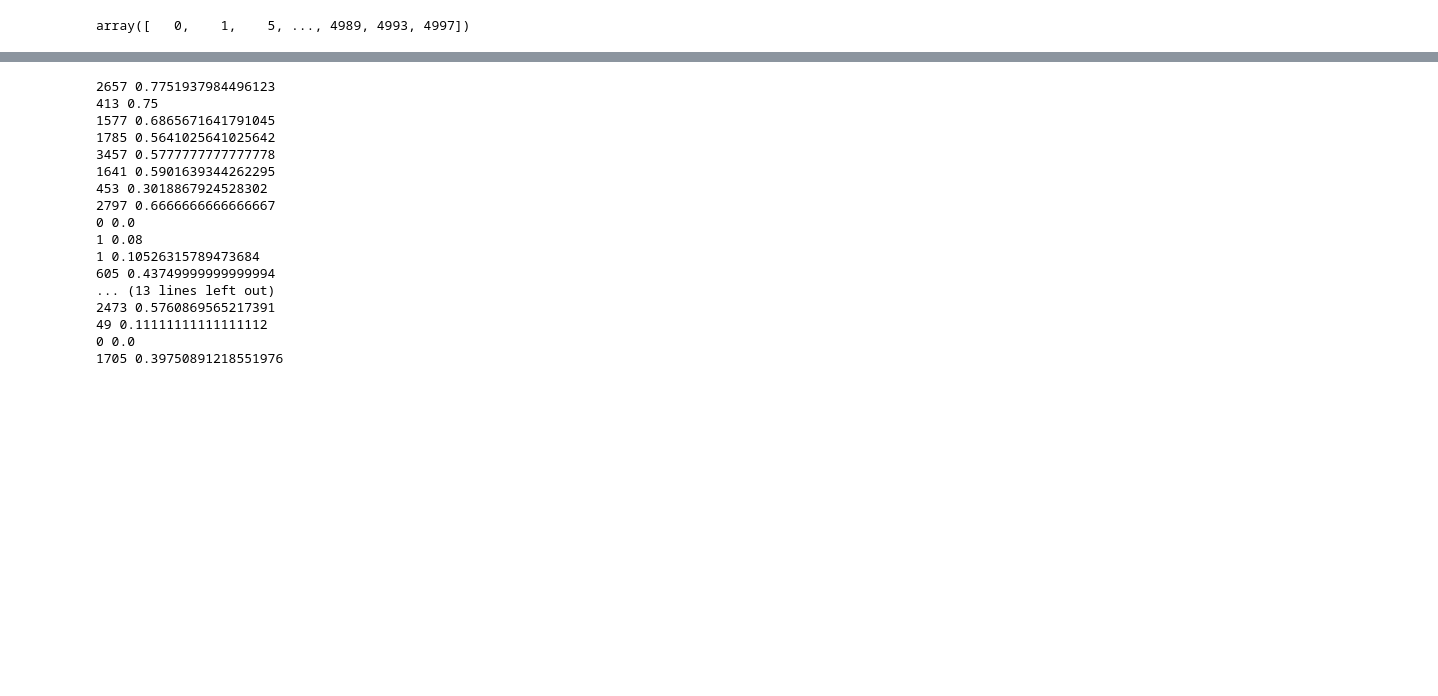
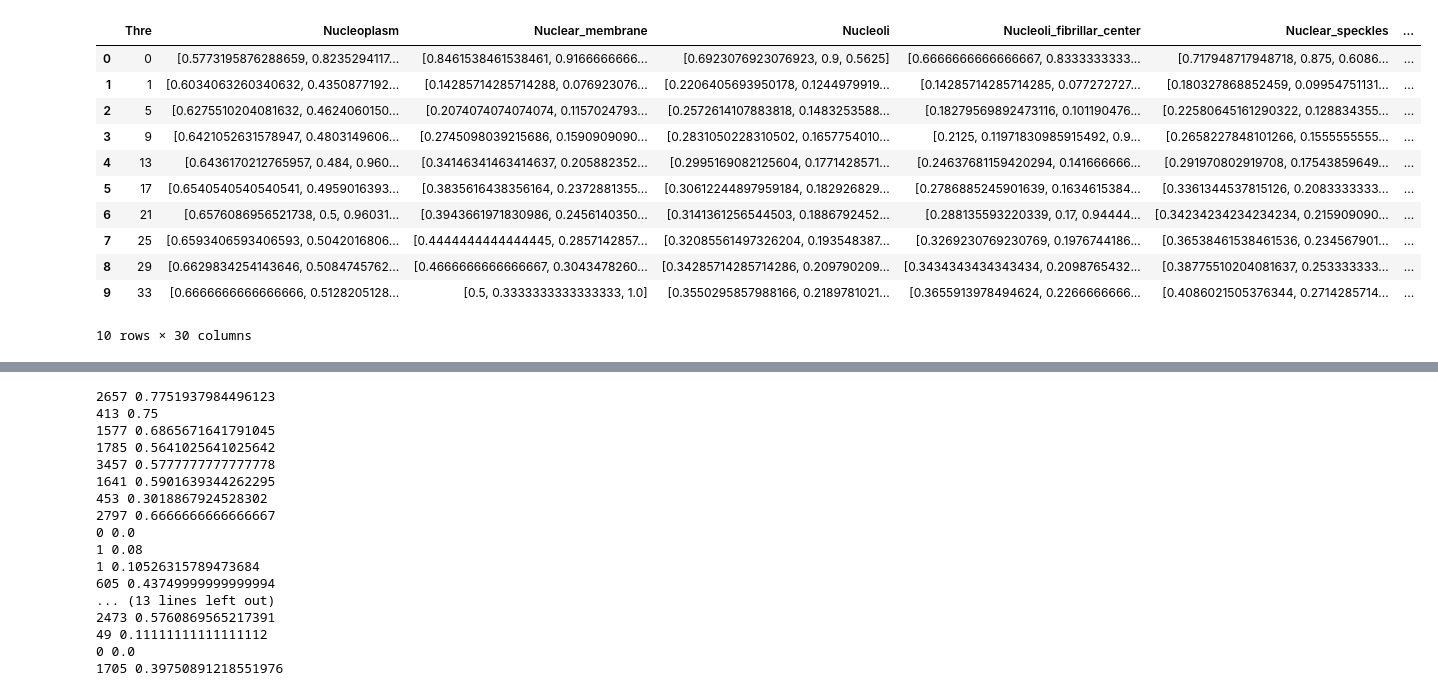
Before and after one commit to qianguzi/competition_cls, a Jupyter notebook: data_analysis/analysis_protein/thre_select.ipynb, the cells around one changed output, grey strips where cells are left out. Saved outputs shown, nothing was run; the diff lists cells and outputs as text; code cells hidden in the pictures; blank space fills up the shorter version.

```diff
--- a/data_analysis/analysis_protein/thre_select.ipynb
+++ b/data_analysis/analysis_protein/thre_select.ipynb
@@ -69,5 +74,16 @@ pd_eval.head()
-# %%
-pd_eval['Thre'].values
-# %% [output]
-array([   0,    1,    5, ..., 4989, 4993, 4997])
+# %%
+pd_eval.head(10)
+# %% [output]
+|  | Thre | Nucleoplasm | Nuclear_membrane | Nucleoli | Nucleoli_fibrillar_center | Nuclear_speckles | ... |
+| 0 | 0 | [0.5773195876288659, 0.8235294117... | [0.8461538461538461, 0.9166666666... | [0.6923076923076923, 0.9, 0.5625] | [0.6666666666666667, 0.8333333333... | [0.717948717948718, 0.875, 0.6086... | ... |
+| 1 | 1 | [0.6034063260340632, 0.4350877192... | [0.14285714285714288, 0.076923076... | [0.2206405693950178, 0.1244979919... | [0.14285714285714285, 0.077272727... | [0.180327868852459, 0.09954751131... | ... |
+| 2 | 5 | [0.6275510204081632, 0.4624060150... | [0.2074074074074074, 0.1157024793... | [0.2572614107883818, 0.1483253588... | [0.18279569892473116, 0.101190476... | [0.22580645161290322, 0.128834355... | ... |
+| 3 | 9 | [0.6421052631578947, 0.4803149606... | [0.2745098039215686, 0.1590909090... | [0.2831050228310502, 0.1657754010... | [0.2125, 0.11971830985915492, 0.9... | [0.2658227848101266, 0.1555555555... | ... |
+| 4 | 13 | [0.6436170212765957, 0.484, 0.960... | [0.34146341463414637, 0.205882352... | [0.2995169082125604, 0.1771428571... | [0.24637681159420294, 0.141666666... | [0.291970802919708, 0.17543859649... | ... |
+| 5 | 17 | [0.6540540540540541, 0.4959016393... | [0.3835616438356164, 0.2372881355... | [0.30612244897959184, 0.182926829... | [0.2786885245901639, 0.1634615384... | [0.3361344537815126, 0.2083333333... | ... |
+| 6 | 21 | [0.6576086956521738, 0.5, 0.96031... | [0.3943661971830986, 0.2456140350... | [0.3141361256544503, 0.1886792452... | [0.288135593220339, 0.17, 0.94444... | [0.34234234234234234, 0.215909090... | ... |
+| 7 | 25 | [0.6593406593406593, 0.5042016806... | [0.4444444444444445, 0.2857142857... | [0.32085561497326204, 0.193548387... | [0.3269230769230769, 0.1976744186... | [0.36538461538461536, 0.234567901... | ... |
+| 8 | 29 | [0.6629834254143646, 0.5084745762... | [0.4666666666666667, 0.3043478260... | [0.34285714285714286, 0.209790209... | [0.3434343434343434, 0.2098765432... | [0.38775510204081637, 0.253333333... | ... |
+| 9 | 33 | [0.6666666666666666, 0.5128205128... | [0.5, 0.3333333333333333, 1.0] | [0.3550295857988166, 0.2189781021... | [0.3655913978494624, 0.2266666666... | [0.4086021505376344, 0.2714285714... | ... |
+10 rows × 30 columns
 # %%
```
Also changed, not shown: parts of 3 cells of this notebook, 5 other files.
